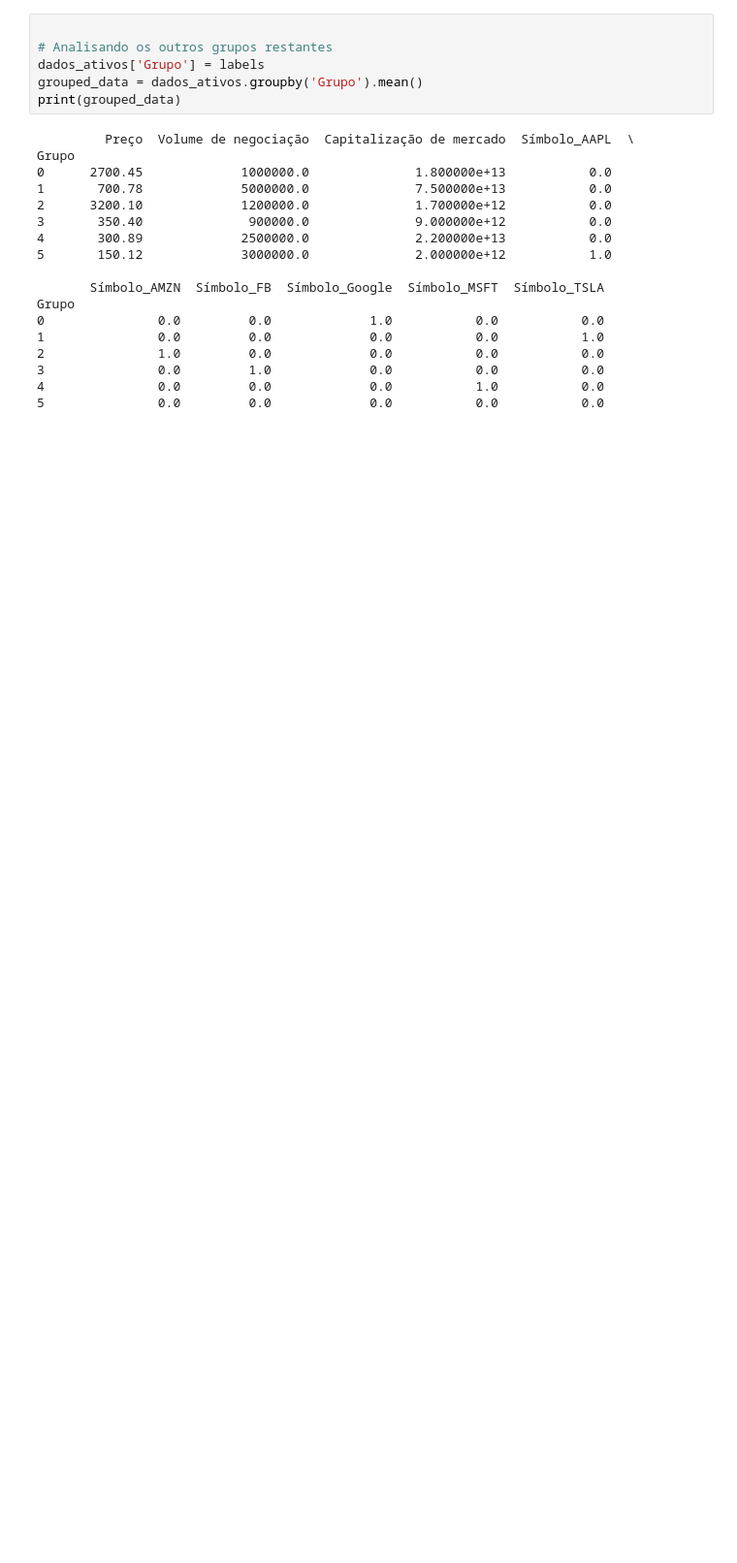
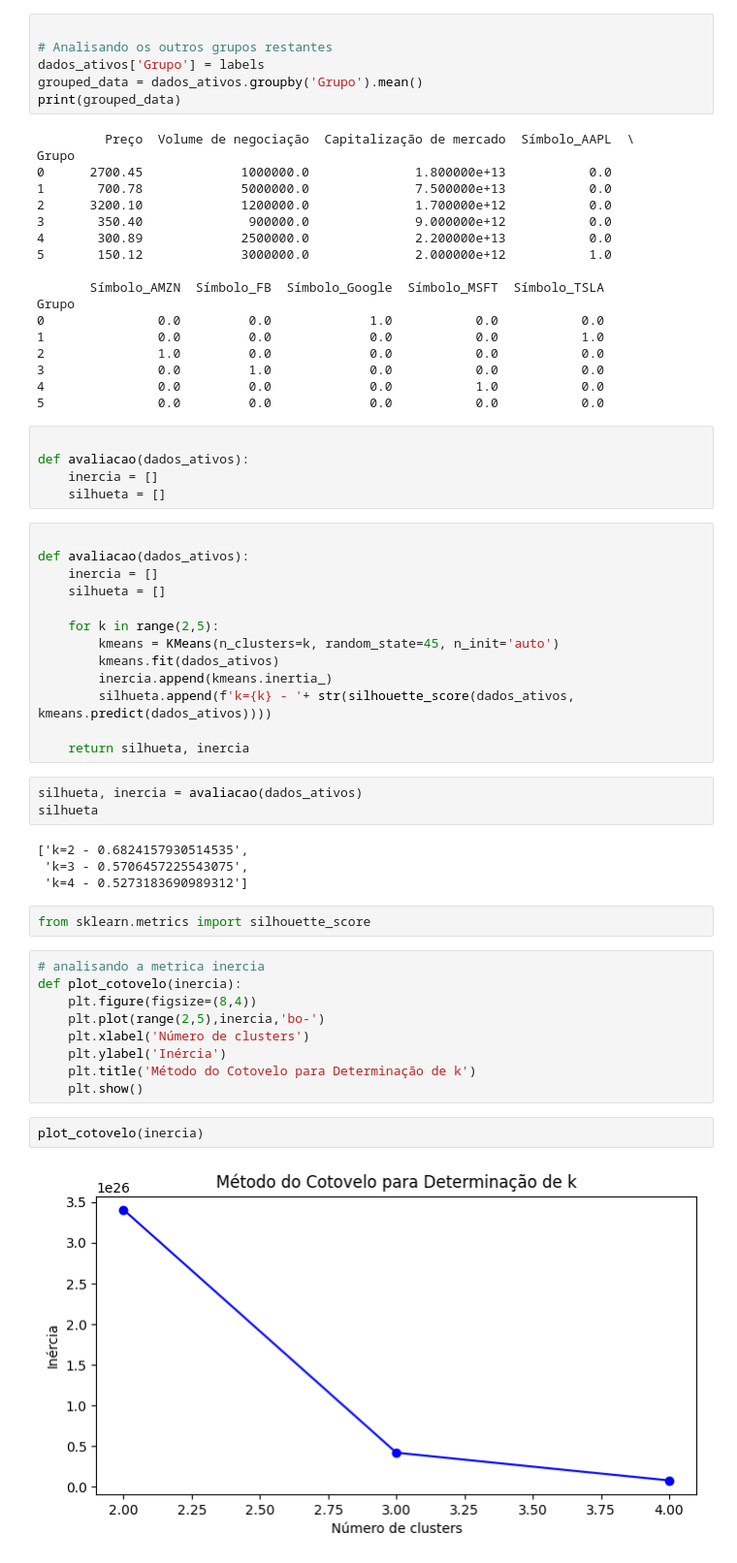
Before and after one commit to LucasSantino/c-digo_IABD_2024, a Jupyter notebook: Aula16_exercicio_para_somativa/codigo.ipynb, the cells around one changed output. Shown: that part at 97% size. Cells and saved outputs as stored; diff of their text form; blank space fills up the shorter version.

```diff
--- a/Aula16_exercicio_para_somativa/codigo.ipynb
+++ b/Aula16_exercicio_para_somativa/codigo.ipynb
@@ -181,3 +181,43 @@ Grupo
 3               0.0         1.0             0.0           0.0           0.0
 4               0.0         0.0             0.0           1.0           0.0
 5               0.0         0.0             0.0           0.0           0.0
+# %%
+
+def avaliacao(dados_ativos):
+    inercia = []
+    silhueta = []
+# %%
+
+def avaliacao(dados_ativos):
+    inercia = []
+    silhueta = []
+
+    for k in range(2,5):
+        kmeans = KMeans(n_clusters=k, random_state=45, n_init='auto')
+        kmeans.fit(dados_ativos)
+        inercia.append(kmeans.inertia_)
+        silhueta.append(f'k={k} - '+ str(silhouette_score(dados_ativos, kmeans.predict(dados_ativos))))
+
+    return silhueta, inercia
+# %%
+silhueta, inercia = avaliacao(dados_ativos)
+silhueta
+# %% [output]
+['k=2 - 0.6824157930514535',
+ 'k=3 - 0.5706457225543075',
+ 'k=4 - 0.5273183690989312']
+# %%
+from sklearn.metrics import silhouette_score
+# %%
+# analisando a metrica inercia
+def plot_cotovelo(inercia):
+    plt.figure(figsize=(8,4))
+    plt.plot(range(2,5),inercia,'bo-')
+    plt.xlabel('Número de clusters')
+    plt.ylabel('Inércia')
+    plt.title('Método do Cotovelo para Determinação de k')
+    plt.show()
+# %%
+plot_cotovelo(inercia)
+# %% [output]
+[figure, added]
```
Also changed, not shown: parts of 2 cells of this notebook.
